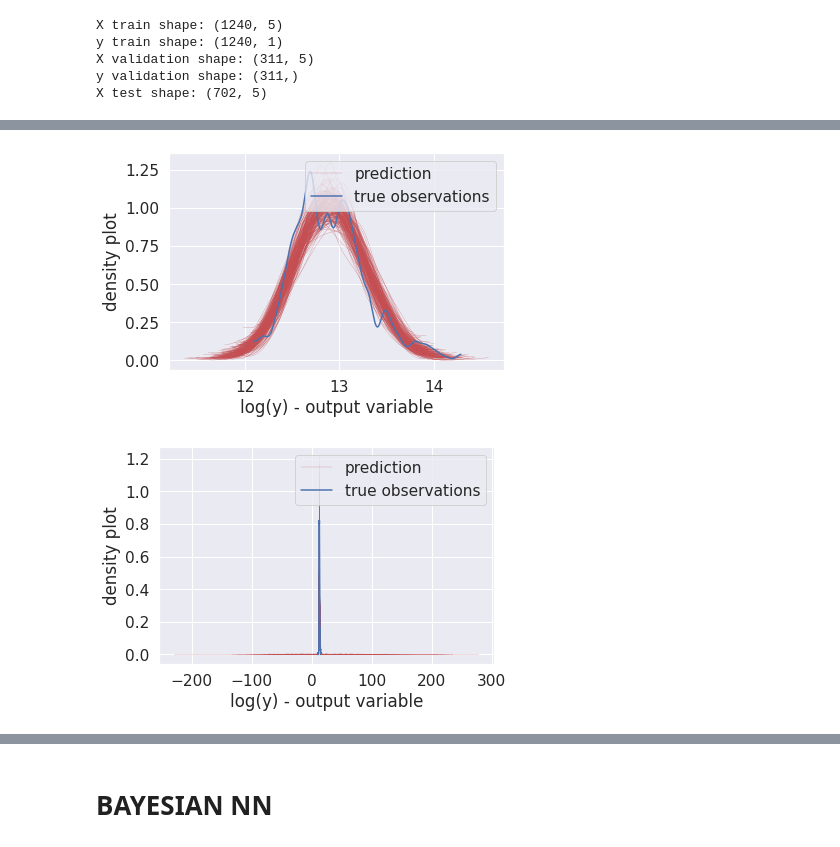
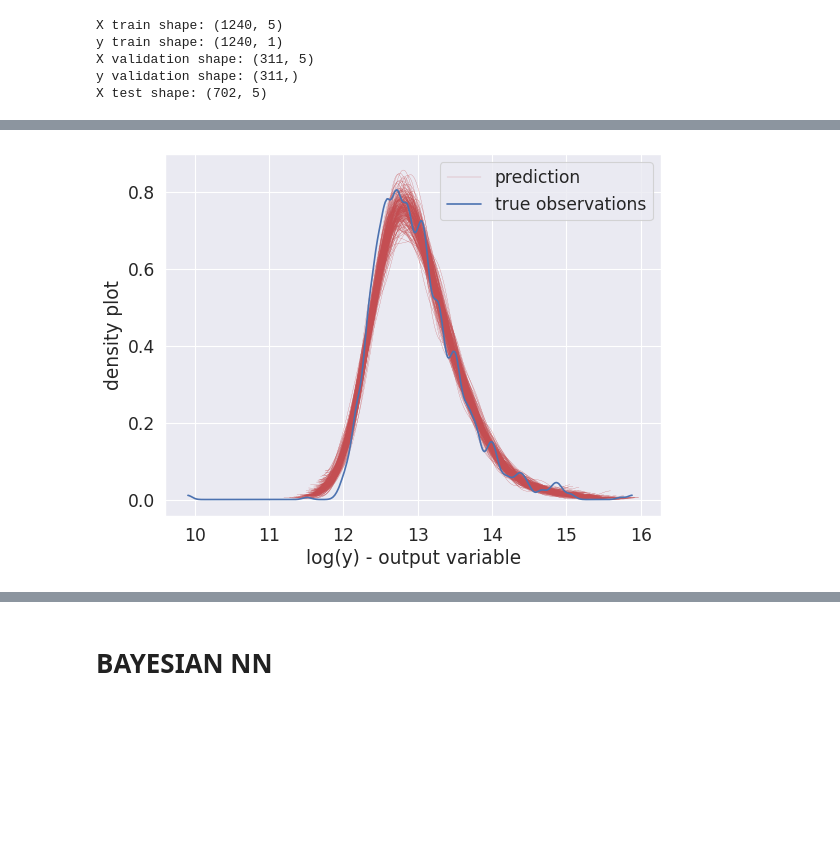
Before and after one commit to davidnol/ET5003_SEM1_2021-2, a Jupyter notebook: ET5003_KaggleCompetition_DavidNolan_20146744.ipynb, the cells around one changed output, grey strips where cells are left out. Cells and saved outputs as stored; diff of their text form; code cells hidden in the pictures; blank space fills up the shorter version.

```diff
--- a/ET5003_KaggleCompetition_DavidNolan_20146744.ipynb
+++ b/ET5003_KaggleCompetition_DavidNolan_20146744.ipynb
@@ -607,3 +619,11 @@ Analysis of outliers
 After outliers have been removed
 [figure]
 (1551, 17)
+# %%
+columns = ['Latitude','Longitude', 'Num_Bathrooms', 'Num_Beds', 'Surface']
+for i in columns:
+    fig = plt.figure(figsize=(8,6))
+    plt.scatter(x=train[i], y=train['Price'])
+    plt.ylabel('Price')
+    plt.xlabel(i)
+    plt.show()
@@ -1101,15 +1071,17 @@ full_test_predictions
 # %%
 # training gaussian mixture model
 from sklearn.mixture import GaussianMixture
+
 gmm = GaussianMixture(n_components=4)
-ind=[2,3]
 
+# clustering by features latitude and longitude
+ind=[0,1]
 X_ind = np.vstack([Xn_train[:,ind],Xn_test[:,ind]])
 # Gaussian Mixture
 gmm.fit(X_ind)
 
-# plot blue dots
-plt.scatter(X_ind[:,0],X_ind[:,1])
-# centroids:  orange dots
-plt.scatter(gmm.means_[:,0],gmm.means_[:,1])
+plt.figure(figsize=(8,6))
+labels = gmm.fit_predict(X_ind)
+sns.scatterplot(x=X_ind[:,0], y=X_ind[:,1], hue=gmm.fit_predict(X_ind))
+sns.scatterplot(x=gmm.means_[:,0],y=gmm.means_[:,1])
 # %% [output]
@@ -1315,43 +1311,32 @@ Text(0, 0.5, 'density plot')
 # %%
-#Simulation
-Ypred3 = yscaler3.inverse_transform(ppc(posterior3['alpha'],posterior3['beta'],posterior3['sigma_n'],Xn3,  nsamples=200))
-for i in range(Ypred3.shape[0]):
-    az.plot_dist( Ypred3[i,:],color='r',plot_kwargs={"linewidth": 0.2})
-az.plot_dist(Ypred3[i,:],color='r',plot_kwargs={"linewidth": 0.2}, label="prediction")
-#plt.plot(np.linspace(-8,8,100),norm.pdf(np.linspace(-8,8,100),df=np.mean(posterior_1['nu'])))
-#plt.xlim([0,10e7])
-az.plot_dist(ylog3,label='true observations');
+# posteriors
+Ypred0 = ppc(posterior0['alpha'],posterior0['beta'],posterior0['sigma_n'],Xn0,  nsamples=200)
+Ypred1 = ppc(posterior1['alpha'],posterior1['beta'],posterior1['sigma_n'],Xn1,  nsamples=200)
+Ypred2 = ppc(posterior2['alpha'],posterior2['beta'],posterior2['sigma_n'],Xn2,  nsamples=200)
+Ypred3 = ppc(posterior3['alpha'],posterior3['beta'],posterior3['sigma_n'],Xn3,  nsamples=200)
+
+figure(figsize=(8, 6), dpi=80)
+
+# simulation
+Ypred = np.hstack([ yscaler0.inverse_transform(Ypred0),
+                 yscaler1.inverse_transform(Ypred1),
+                 yscaler2.inverse_transform(Ypred2),
+                 yscaler3.inverse_transform(Ypred3)
+                  ])
+
+# prediction
+for i in range(Ypred.shape[0]):
+    az.plot_dist( Ypred[i,:],color='r',plot_kwargs={"linewidth": 0.2})
+
+# plot
+az.plot_dist(Ypred[i,:],color='r',plot_kwargs={"linewidth": 0.2}, label="prediction")
+ylog=np.vstack([ylog0, ylog1, ylog2, ylog3])
+az.plot_dist(ylog,label='true observations');
 plt.legend()
 plt.xlabel("log(y) - output variable")
 plt.ylabel("density plot");
 # %% [output]
-[figure, old version]
+[figure, new version]
-# %%
-# posteriors
-Ypred0 = ppc(posterior0['alpha'],posterior0['beta'],posterior0['sigma_n'],Xn0,  nsamples=200)
-Ypred1 = ppc(posterior1['alpha'],posterior1['beta'],posterior1['sigma_n'],Xn1,  nsamples=200)
-Ypred2 = ppc(posterior2['alpha'],posterior2['beta'],posterior2['sigma_n'],Xn2,  nsamples=200)
-Ypred3 = ppc(posterior3['alpha'],posterior3['beta'],posterior3['sigma_n'],Xn3,  nsamples=200)
-
-# simulation
-Ypred = np.hstack([ yscaler0.inverse_transform(Ypred0),
-                 yscaler1.inverse_transform(Ypred1),
-                 yscaler2.inverse_transform(Ypred2),
-                 yscaler3.inverse_transform(Ypred3)])
-
-# prediction
-for i in range(Ypred.shape[0]):
-    az.plot_dist( Ypred[i,:],color='r',plot_kwargs={"linewidth": 0.2})
-
-# plot
-az.plot_dist(Ypred[i,:],color='r',plot_kwargs={"linewidth": 0.2}, label="prediction")
-ylog=np.vstack([ylog0,ylog1,ylog2,ylog3])
-az.plot_dist(ylog,label='true observations');
-plt.legend()
-plt.xlabel("log(y) - output variable")
-plt.ylabel("density plot");
-# %% [output]
-[figure, removed]
 # %%
 # cluster 0
 y_pred_BLR0 = np.exp(yscaler0.inverse_transform(np.mean(posterior0['alpha'])
```
Also changed, not shown: parts of 30 cells of this notebook.
